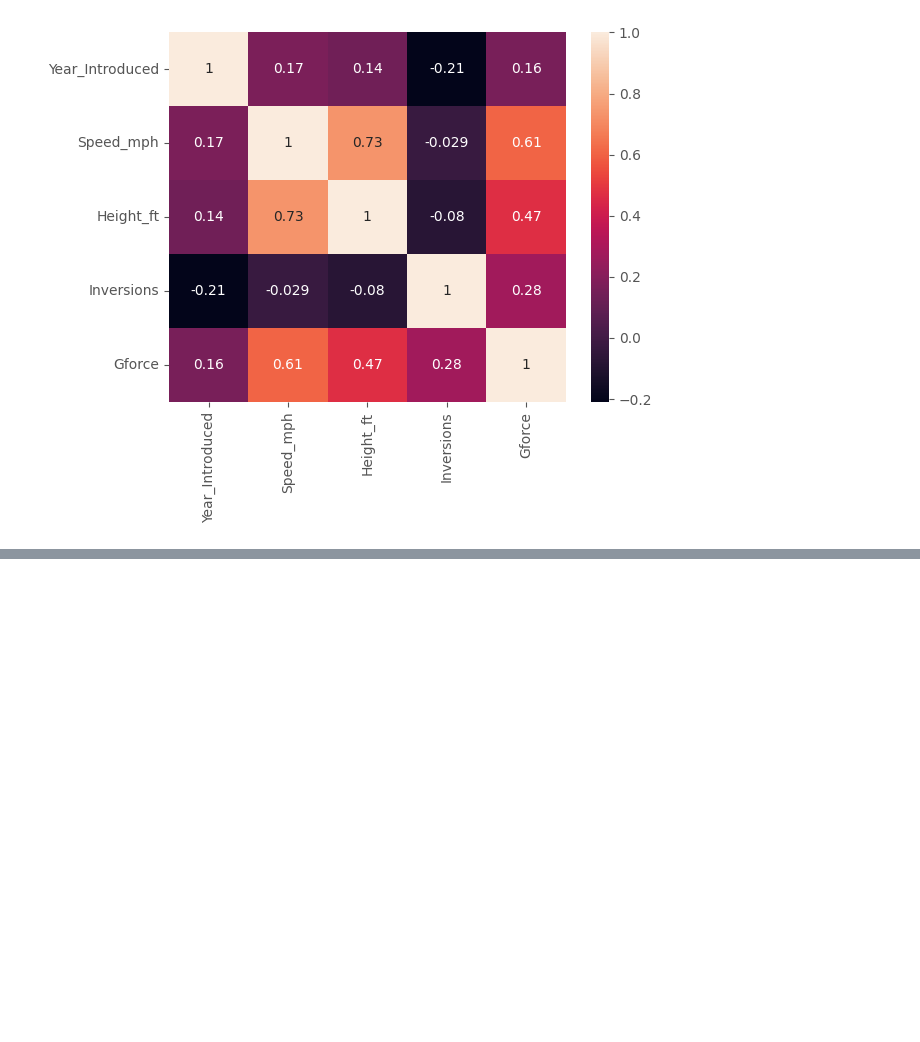
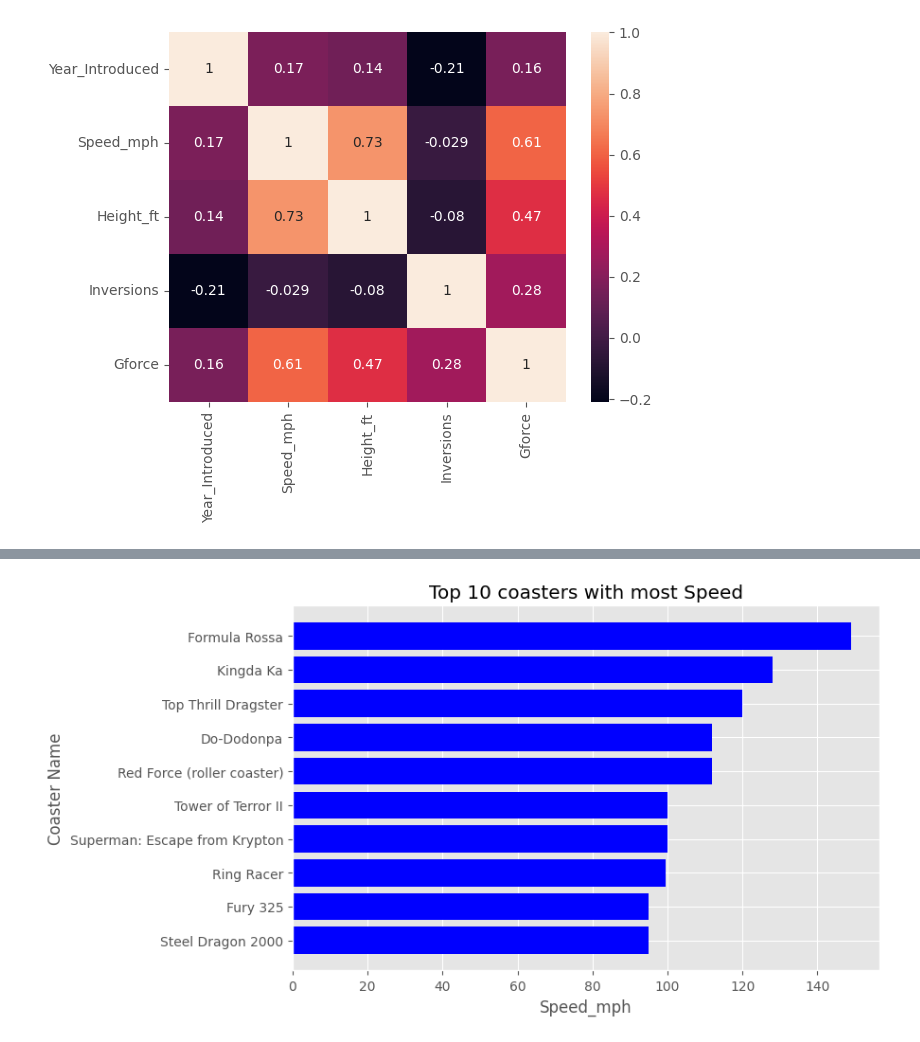
Before and after one commit to SurekhaBerlin/Roller-Coasters-Analysis, a Jupyter notebook: RollercoasterEDA.ipynb, the cells around one changed output, grey strips where cells are left out. Saved outputs shown, nothing was run; the diff lists cells and outputs as text; code cells hidden in the pictures; blank space fills up the shorter version.

```diff
--- a/RollercoasterEDA.ipynb
+++ b/RollercoasterEDA.ipynb
@@ -360,0 +451,15 @@ sns.heatmap(df_corr, annot=True)
+# %%
+top10_speed = df.groupby("Coaster_Name")["Speed_mph"].max().dropna(how="any").sort_values()[-10:]
+# %%
+plt.figure(figsize=(8,5))
+
+plt.barh(top10_speed.index,top10_speed,color="blue")
+
+
+plt.title("Top 10 coasters with most Speed")
+plt.xlabel("Speed_mph")
+plt.ylabel("Coaster Name")
+
+plt.show()
+# %% [output]
+[figure, added]
```
Also changed, not shown: parts of 14 cells of this notebook.
